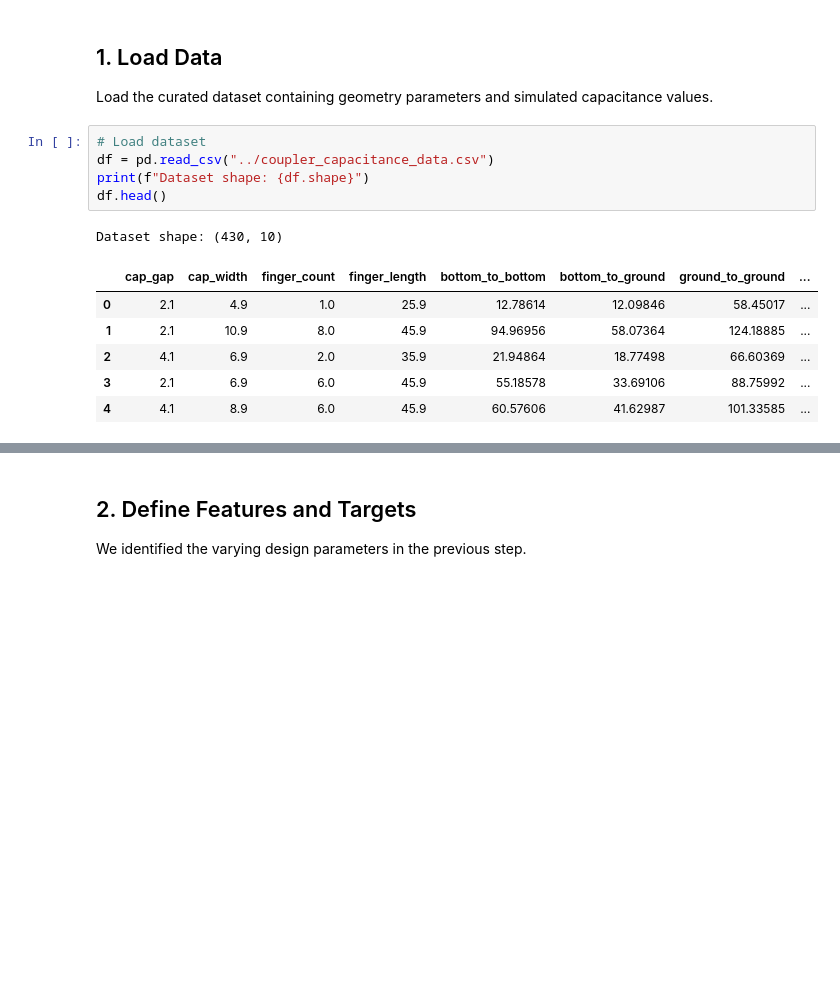
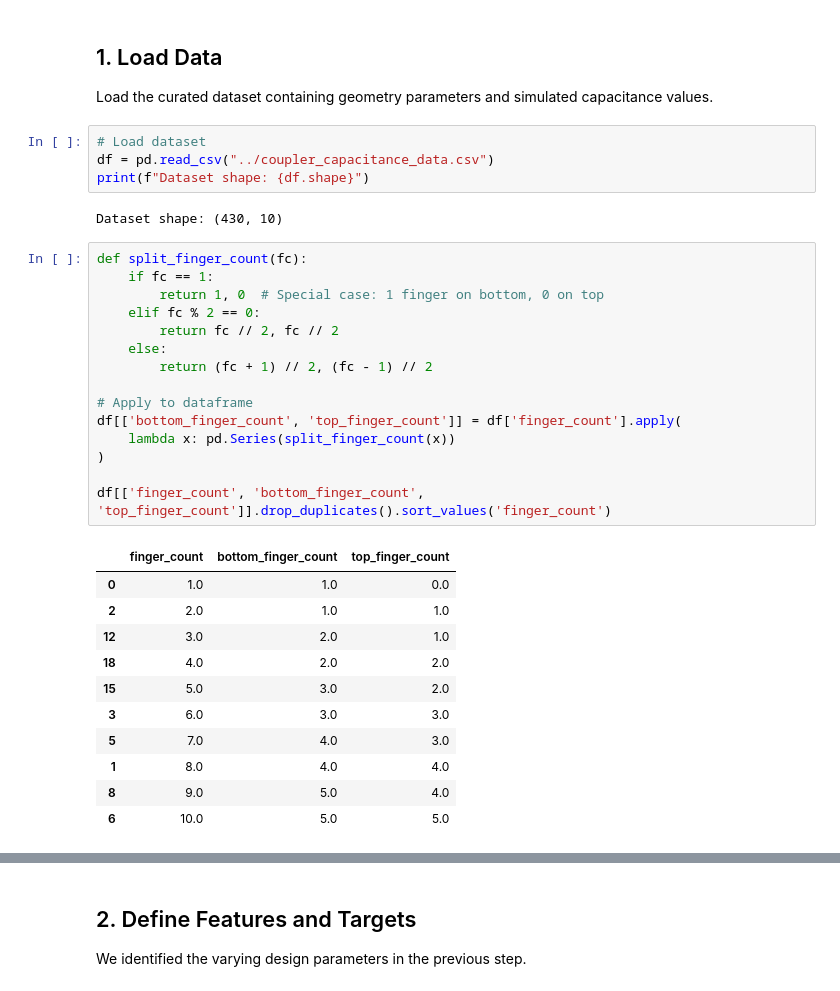
Before and after one commit to shanto268/SQuADDS, a Jupyter notebook: tutorials/Coupler_Inverse_Design_Analysis.ipynb, the cells around one changed output, grey strips where cells are left out. Saved outputs shown, nothing was run; the diff lists cells and outputs as text; blank space fills up the shorter version.

```diff
--- a/tutorials/Coupler_Inverse_Design_Analysis.ipynb
+++ b/tutorials/Coupler_Inverse_Design_Analysis.ipynb
@@ -25,12 +25,32 @@ Load the curated dataset containing geometry parameters and simulated capacitanc
 # Load dataset
 df = pd.read_csv("../coupler_capacitance_data.csv")
 print(f"Dataset shape: {df.shape}")
-df.head()
 # %% [output]
 Dataset shape: (430, 10)
-|  | cap_gap | cap_width | finger_count | finger_length | bottom_to_bottom | bottom_to_ground | ground_to_ground | ... |
-| 0 | 2.1 | 4.9 | 1.0 | 25.9 | 12.78614 | 12.09846 | 58.45017 | ... |
-| 1 | 2.1 | 10.9 | 8.0 | 45.9 | 94.96956 | 58.07364 | 124.18885 | ... |
-| 2 | 4.1 | 6.9 | 2.0 | 35.9 | 21.94864 | 18.77498 | 66.60369 | ... |
-| 3 | 2.1 | 6.9 | 6.0 | 45.9 | 55.18578 | 33.69106 | 88.75992 | ... |
-| 4 | 4.1 | 8.9 | 6.0 | 45.9 | 60.57606 | 41.62987 | 101.33585 | ... |
+# %%
+def split_finger_count(fc):
+    if fc == 1:
+        return 1, 0  # Special case: 1 finger on bottom, 0 on top
+    elif fc % 2 == 0:
+        return fc // 2, fc // 2
+    else:
+        return (fc + 1) // 2, (fc - 1) // 2
+
+# Apply to dataframe
+df[['bottom_finger_count', 'top_finger_count']] = df['finger_count'].apply(
+    lambda x: pd.Series(split_finger_count(x))
+)
+
+df[['finger_count', 'bottom_finger_count', 'top_finger_count']].drop_duplicates().sort_values('finger_count')
+# %% [output]
+|  | finger_count | bottom_finger_count | top_finger_count |
+| 0 | 1.0 | 1.0 | 0.0 |
+| 2 | 2.0 | 1.0 | 1.0 |
+| 12 | 3.0 | 2.0 | 1.0 |
+| 18 | 4.0 | 2.0 | 2.0 |
+| 15 | 5.0 | 3.0 | 2.0 |
+| 3 | 6.0 | 3.0 | 3.0 |
+| 5 | 7.0 | 4.0 | 3.0 |
+| 1 | 8.0 | 4.0 | 4.0 |
+| 8 | 9.0 | 5.0 | 4.0 |
+| 6 | 10.0 | 5.0 | 5.0 |
```
Also changed, not shown: parts of 30 cells of this notebook, 2 other files.
